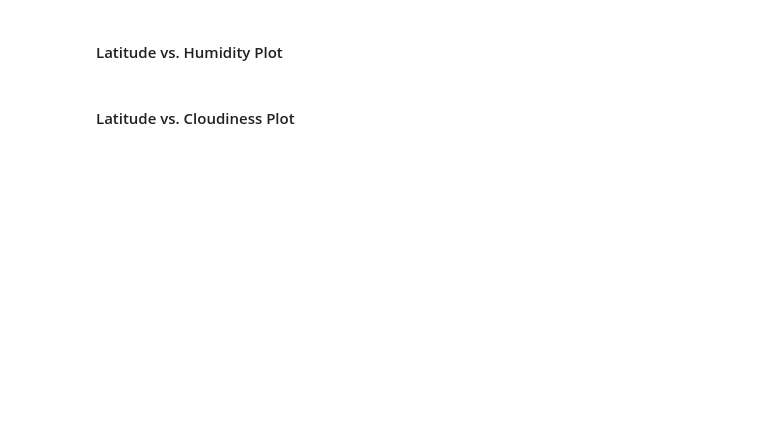
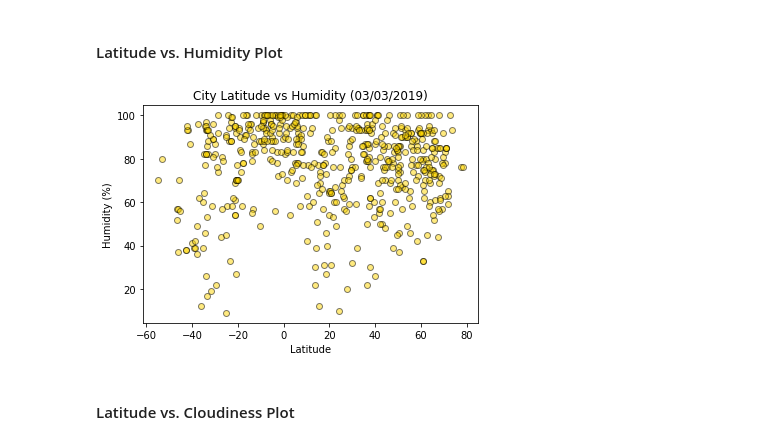
Before and after one commit to davidgmathews/HW_6_Whats_the_Weather_Like, a Jupyter notebook: WeatherPy.ipynb, the cells around one changed output. Cells and saved outputs as stored; diff of their text form; code cells hidden in the pictures; blank space fills up the shorter version.

```diff
--- a/WeatherPy.ipynb
+++ b/WeatherPy.ipynb
@@ -117,4 +137,14 @@ response
 # %% [markdown]
 #### Latitude vs. Humidity Plot
+# %%
+plt.scatter(data_dict[["Lat"]], data_dict[["Humidity"]], marker="o", facecolors="gold", edgecolors="black",
+            alpha=.5, linewidths=1)
+#plot title, axes labels
+plt.title("City Latitude vs Humidity (03/03/2019)")
+plt.xlabel("Latitude")
+plt.ylabel("Humidity (%)")
+plt.savefig("./Images/Latitude vs Humidity.png",dpi=256,figsize=(18,11))
+# %% [output]
+[figure, added]
 # %% [markdown]
 #### Latitude vs. Cloudiness Plot
```
Also changed, not shown: parts of 16 cells of this notebook, 6 other files.
